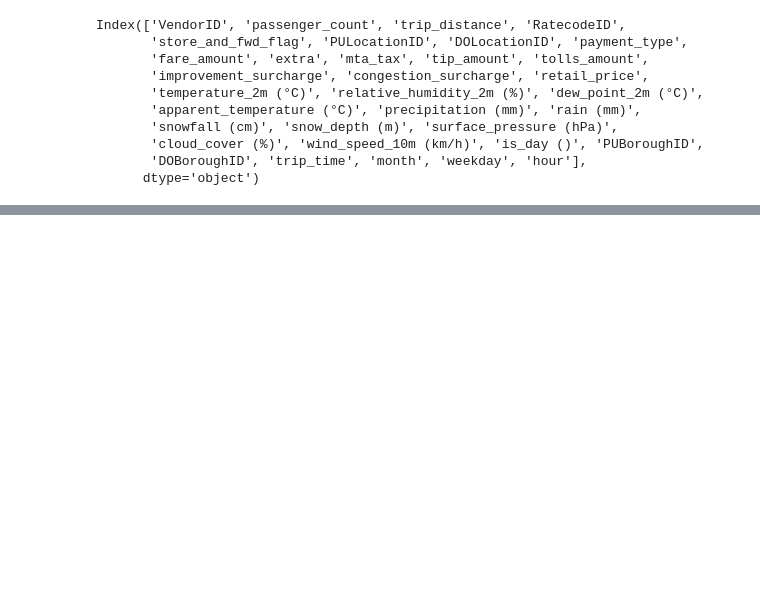
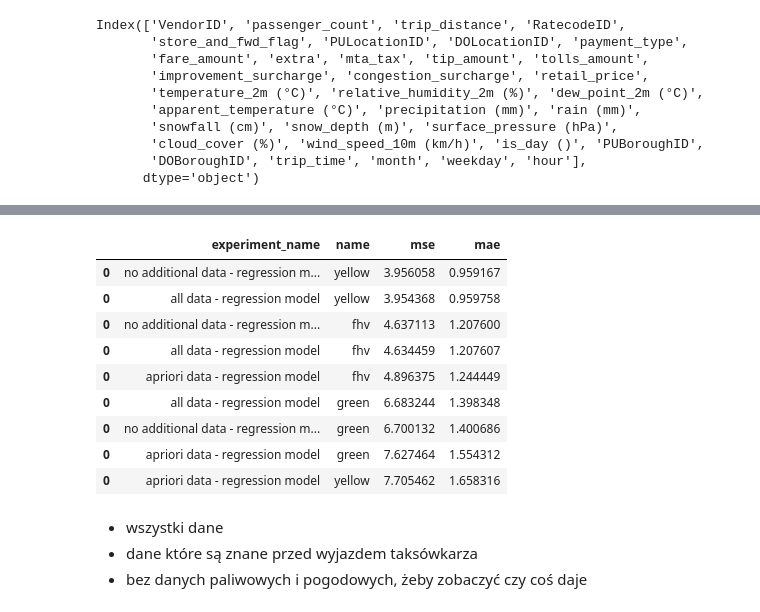
Before and after one commit to mklimek001/data-exploration, a Jupyter notebook: predictors.ipynb, the cells around one changed output, grey strips where cells are left out. Saved outputs shown, nothing was run; the diff lists cells and outputs as text; code cells hidden in the pictures; blank space fills up the shorter version.

```diff
--- a/predictors.ipynb
+++ b/predictors.ipynb
@@ -227,0 +632,17 @@ msno.bar(train_df)
+# %%
+results.sort_values(by="mae")
+# %% [output]
+|  | experiment_name | name | mse | mae |
+| 0 | no additional data - regression m... | yellow | 3.956058 | 0.959167 |
+| 0 | all data - regression model | yellow | 3.954368 | 0.959758 |
+| 0 | no additional data - regression m... | fhv | 4.637113 | 1.207600 |
+| 0 | all data - regression model | fhv | 4.634459 | 1.207607 |
+| 0 | apriori data - regression model | fhv | 4.896375 | 1.244449 |
+| 0 | all data - regression model | green | 6.683244 | 1.398348 |
+| 0 | no additional data - regression m... | green | 6.700132 | 1.400686 |
+| 0 | apriori data - regression model | green | 7.627464 | 1.554312 |
+| 0 | apriori data - regression model | yellow | 7.705462 | 1.658316 |
+# %% [markdown]
+- wszystki dane
+- dane które są znane przed wyjazdem taksówkarza
+- bez danych paliwowych i pogodowych, żeby zobaczyć czy coś daje
```
Also changed, not shown: parts of 22 cells of this notebook.
